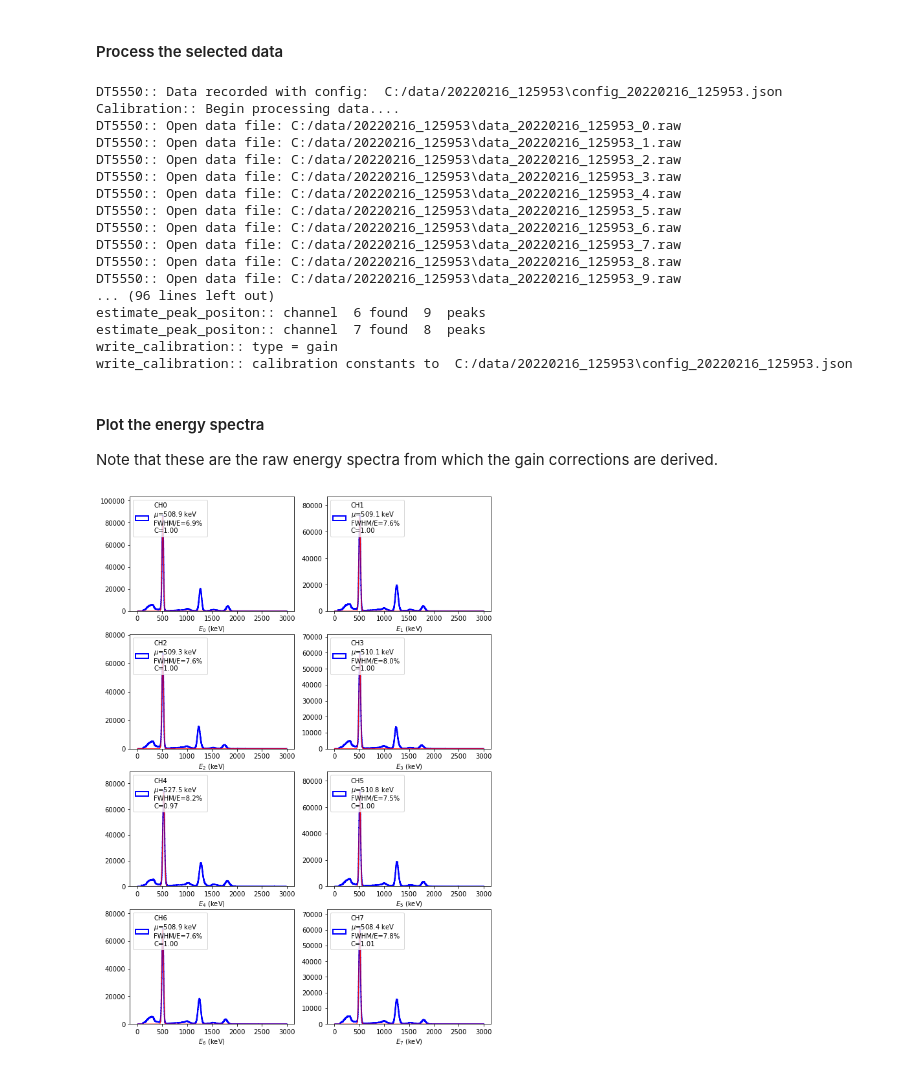
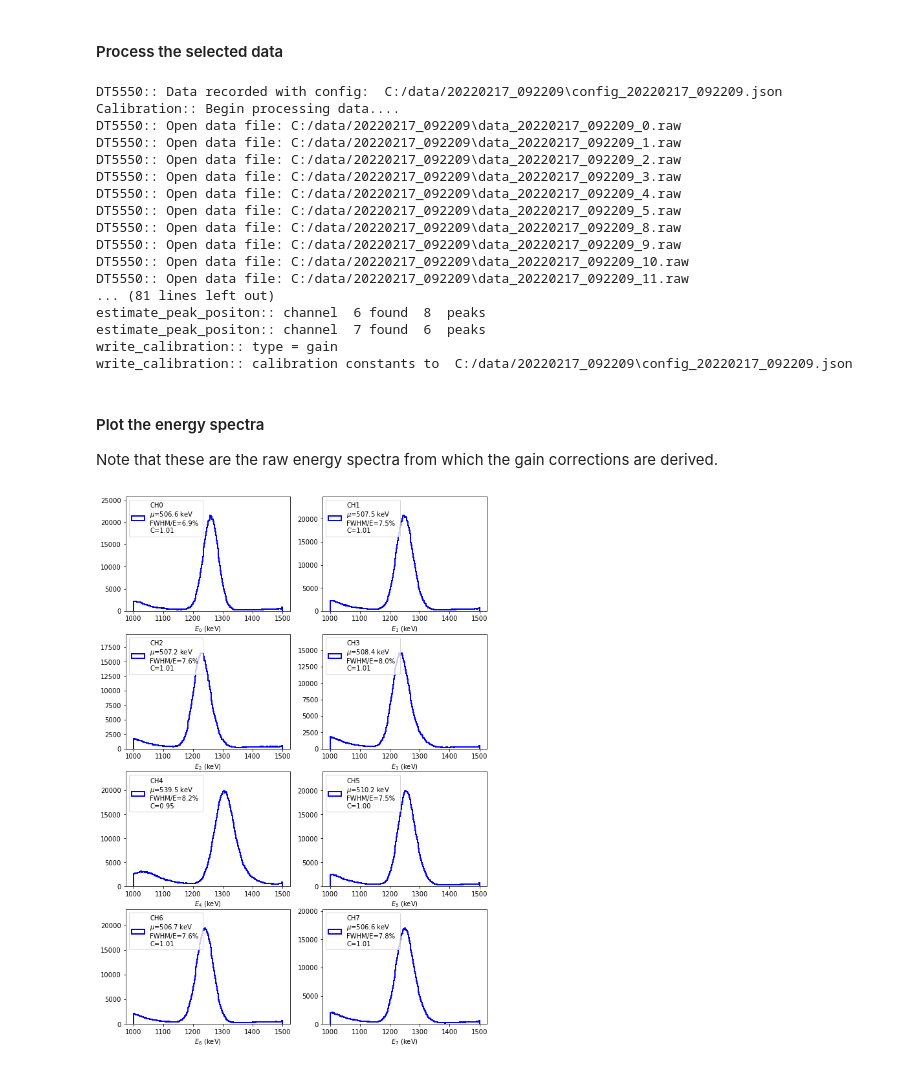
Before and after one commit to acolijn/DT5550_DAQ, a Jupyter notebook: analysis/GainCalibration.ipynb, the cells around one changed output. Drawn from its saved outputs; the diff is of its cells as text; code cells hidden in the pictures.

```diff
--- a/analysis/GainCalibration.ipynb
+++ b/analysis/GainCalibration.ipynb
@@ -18,35 +18,35 @@ from scipy.signal import find_peaks
 
 # instantiate calibration class
 # myCal = Calibration(file='C:/data/20220112_105851/data_20220112_105851_0.raw')
-myCal = Calibration(indir='C:/data/20220216_125953/')
+myCal = Calibration(indir='C:/data/20220217_092209/')
 # process the data
 #%snakeviz
 myCal.process_calibration_data()
 # calculate the gain corrections
 myCal.calculate_gains(binwidth=2, plot=False, write_config=True)
 # %% [output]
-DT5550:: Data recorded with config:  C:/data/20220216_125953\config_20220216_125953.json
+DT5550:: Data recorded with config:  C:/data/20220217_092209\config_20220217_092209.json
 Calibration:: Begin processing data....
-DT5550:: Open data file: C:/data/20220216_125953\data_20220216_125953_0.raw
-DT5550:: Open data file: C:/data/20220216_125953\data_20220216_125953_1.raw
-DT5550:: Open data file: C:/data/20220216_125953\data_20220216_125953_2.raw
-DT5550:: Open data file: C:/data/20220216_125953\data_20220216_125953_3.raw
-DT5550:: Open data file: C:/data/20220216_125953\data_20220216_125953_4.raw
-DT5550:: Open data file: C:/data/20220216_125953\data_20220216_125953_5.raw
-DT5550:: Open data file: C:/data/20220216_125953\data_20220216_125953_6.raw
-DT5550:: Open data file: C:/data/20220216_125953\data_20220216_125953_7.raw
-DT5550:: Open data file: C:/data/20220216_125953\data_20220216_125953_8.raw
-DT5550:: Open data file: C:/data/20220216_125953\data_20220216_125953_9.raw
-... (96 lines left out)
-estimate_peak_positon:: channel  6 found  9  peaks
-estimate_peak_positon:: channel  7 found  8  peaks
+DT5550:: Open data file: C:/data/20220217_092209\data_20220217_092209_0.raw
+DT5550:: Open data file: C:/data/20220217_092209\data_20220217_092209_1.raw
+DT5550:: Open data file: C:/data/20220217_092209\data_20220217_092209_2.raw
+DT5550:: Open data file: C:/data/20220217_092209\data_20220217_092209_3.raw
+DT5550:: Open data file: C:/data/20220217_092209\data_20220217_092209_4.raw
+DT5550:: Open data file: C:/data/20220217_092209\data_20220217_092209_5.raw
+DT5550:: Open data file: C:/data/20220217_092209\data_20220217_092209_8.raw
+DT5550:: Open data file: C:/data/20220217_092209\data_20220217_092209_9.raw
+DT5550:: Open data file: C:/data/20220217_092209\data_20220217_092209_10.raw
+DT5550:: Open data file: C:/data/20220217_092209\data_20220217_092209_11.raw
+... (81 lines left out)
+estimate_peak_positon:: channel  6 found  8  peaks
+estimate_peak_positon:: channel  7 found  6  peaks
 write_calibration:: type = gain
-write_calibration:: calibration constants to  C:/data/20220216_125953\config_20220216_125953.json
+write_calibration:: calibration constants to  C:/data/20220217_092209\config_20220217_092209.json
 # %% [markdown]
 #### Plot the energy spectra
 
 Note that these are the raw energy spectra from which the gain corrections are derived.
 # %%
-myCal.plot_gain_calibration(range=(0,3000))
+myCal.plot_gain_calibration(range=(1000,1500))
 # %% [output]
-[figure, old version]
+[figure, new version]
```
Also changed, not shown: 2 other files.
